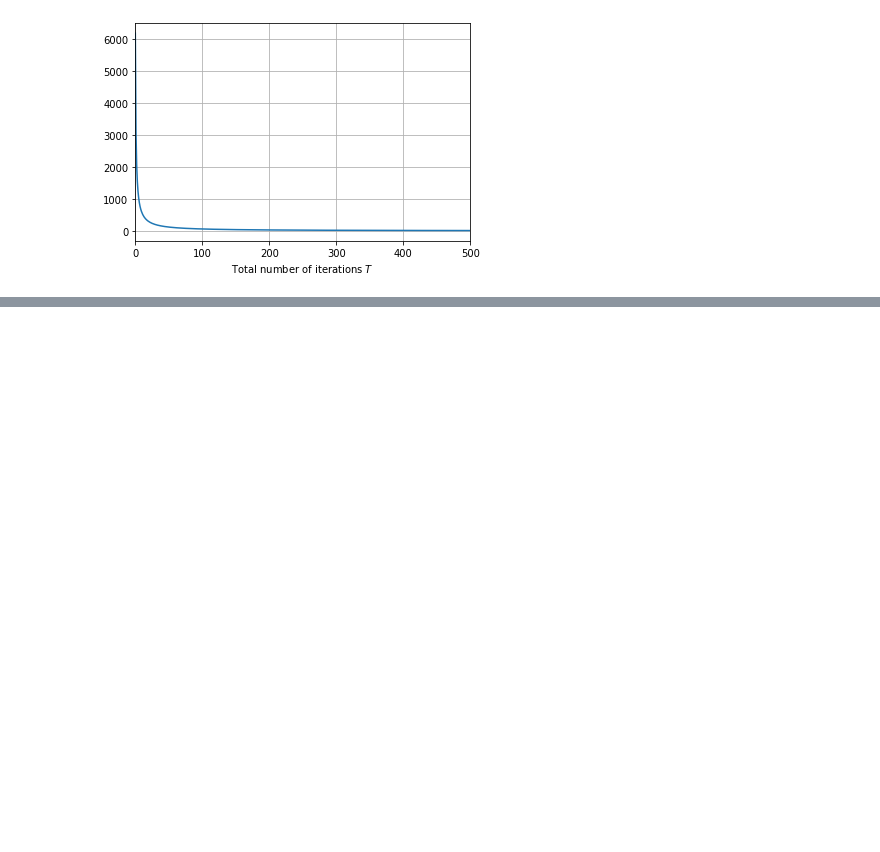
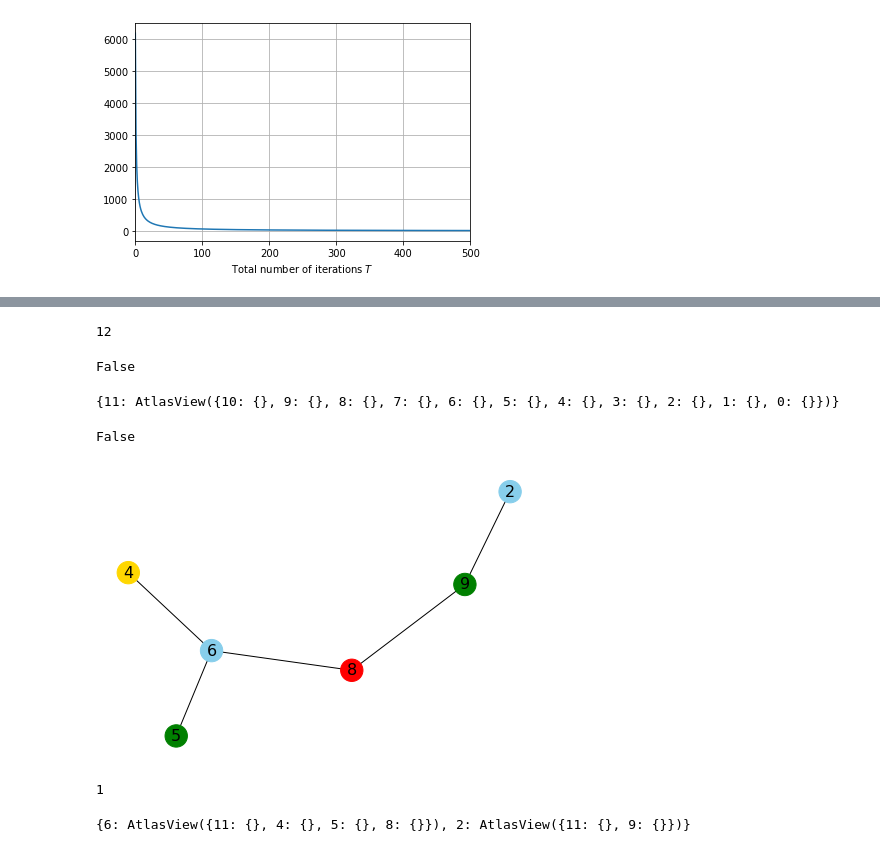
Before and after one commit to Fuzzy-Face/JSAC_FL, a Jupyter notebook: temp.ipynb, the cells around one changed output, grey strips where cells are left out. Saved outputs shown, nothing was run; the diff lists cells and outputs as text; code cells hidden in the pictures; blank space fills up the shorter version.

```diff
--- a/temp.ipynb
+++ b/temp.ipynb
@@ -237,0 +373,4 @@ Generate a partial Hadamard matrix $\boldsymbol{H} \in \{\pm 1\}^{m\times d}$
+# %%
+len(Rx_times)
+# %% [output]
+12
@@ -237,0 +379,21 @@ Generate a partial Hadamard matrix $\boldsymbol{H} \in \{\pm 1\}^{m\times d}$
+# %%
+bool(schedule_list[0].get(10))
+# %% [output]
+False
+# %%
+temp2 = G.copy()
+color_degree = {c: sum( len(temp2[node]) for node, color in from_node_to_color_id.items() if color == c )
+                     for c in from_node_to_color_id.values()}
+chosen_color = list(color_degree.values()).index(max(color_degree.values())) # find arg_max(degree(color_list))
+
+# A dict including (star center: associated nodes) pairs that transmits or recieves in parallel at the current slot
+Rx_schedule_dict = { node:temp2[node] for node, color in from_node_to_color_id.items() if color == chosen_color}
+Rx_schedule_dict
+# %% [output]
+{11: AtlasView({10: {}, 9: {}, 8: {}, 7: {}, 6: {}, 5: {}, 4: {}, 3: {}, 2: {}, 1: {}, 0: {}})}
+# %%
+temp2.remove_nodes_from(Rx_schedule_dict.keys())
+# Remove any standalone nodes
+current_node_list = list(temp2.nodes())
+# %% [output]
+False
@@ -237,0 +402,13 @@ Generate a partial Hadamard matrix $\boldsymbol{H} \in \{\pm 1\}^{m\times d}$
+# %%
+H2, from_node_to_color_id = TwoSectionH(temp2)
+node_color_pairs = [ color_list[ from_node_to_color_id[node] ] for node in H2.nodes() ]
+net.draw(temp2, pos, with_labels = True, node_color = node_color_pairs, node_size = 500, font_size = 16)
+# %% [output]
+[figure, added]
+# %%
+color_degree = {c: sum( len(temp2[node]) for node, color in from_node_to_color_id.items() if color == c )
+                             for c in from_node_to_color_id.values()}
+chosen_color = list(color_degree.values()).index(max(color_degree.values())) # find arg_max(degree(color_list))
+chosen_color
+# %% [output]
+1
@@ -237,0 +417,4 @@ Generate a partial Hadamard matrix $\boldsymbol{H} \in \{\pm 1\}^{m\times d}$
+# %%
+Rx_schedule_dict
+# %% [output]
+{6: AtlasView({11: {}, 4: {}, 5: {}, 8: {}}), 2: AtlasView({11: {}, 9: {}})}
```
Also changed, not shown: parts of 33 cells of this notebook, 5 other files.
